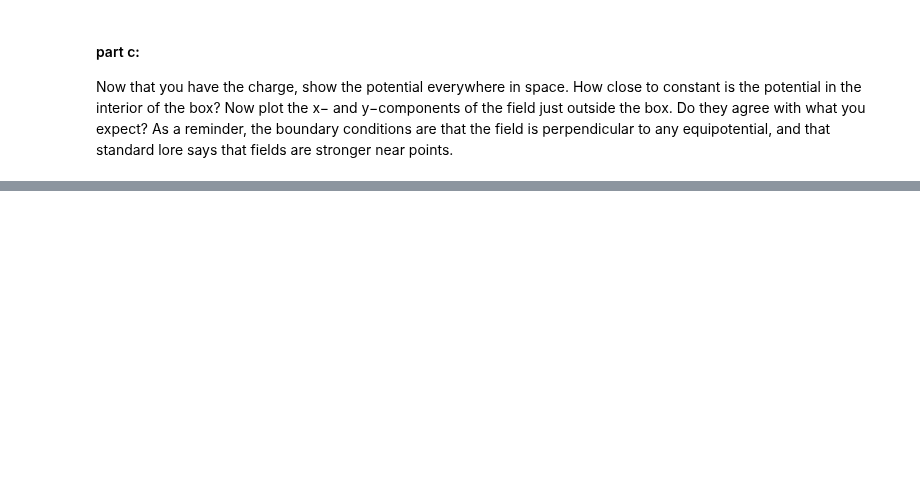
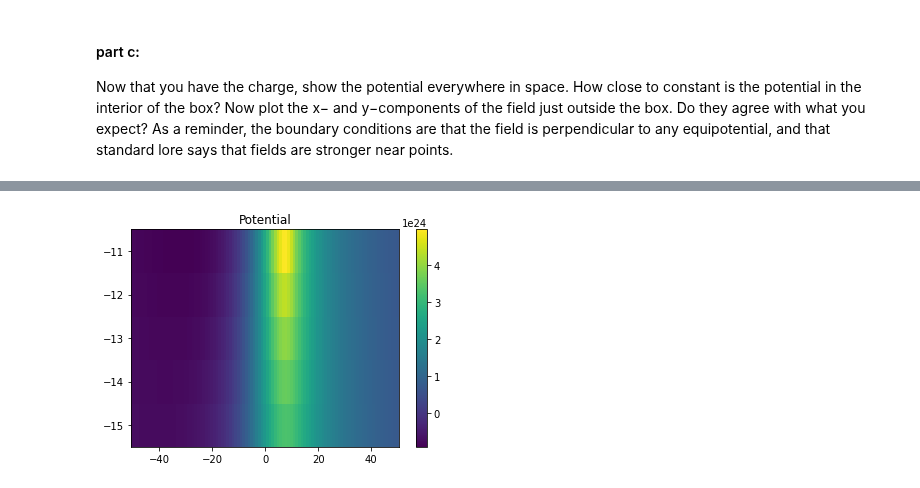
Before and after one commit to eklem1/Phys512_EK, a Jupyter notebook: PS7/A7_Q2.ipynb, the cells around one changed output, grey strips where cells are left out. Drawn from its saved outputs; the diff is of its cells as text; code cells hidden in the pictures; blank space fills up the shorter version.

```diff
--- a/PS7/A7_Q2.ipynb
+++ b/PS7/A7_Q2.ipynb
@@ -445,0 +430,25 @@ def getV(rho_point, x, y, n, text=True):
+# %%
+# Now plot the x− and y−components of the field just outside the box.
+# Do they agree with what you expect? As a reminder, the boundary conditions are that
+# the field is perpendicular to any equipotential,
+# and that standard lore says that fields are stronger near points.
+
+# plt.plot(yy[cM-s:cM+s], rho[cM-s:cM+s,cM-s])#, shading='auto')
+
+# fig, ax = plt.subplots(1, 2, figsize=(14,5))
+# ax[0].plot(xx[cM-s:cM+s], V_total[cM-s:cM+s,cM-s])
+# ax[0].set_title("Potential")
+# # fig.colorbar(im1, ax=ax[0])
+
+# ax[1].plot(yy[cM-s:cM+s], V_total[cM-s, cM-s:cM+s])
+# ax[1].set_title("Potential")
+# fig.colorbar(im2, ax=ax[1])
+
+# plt.show()
+
+plt.pcolor(xx[cM-s-5:cM-s], yy[cM-s-5:cM-s], V_total[cM-s-5:cM-s], shading='auto')
+plt.title("Potential")
+plt.colorbar()
+plt.show()
+# %% [output]
+[figure, added]
```
Also changed, not shown: parts of 13 cells of this notebook.
